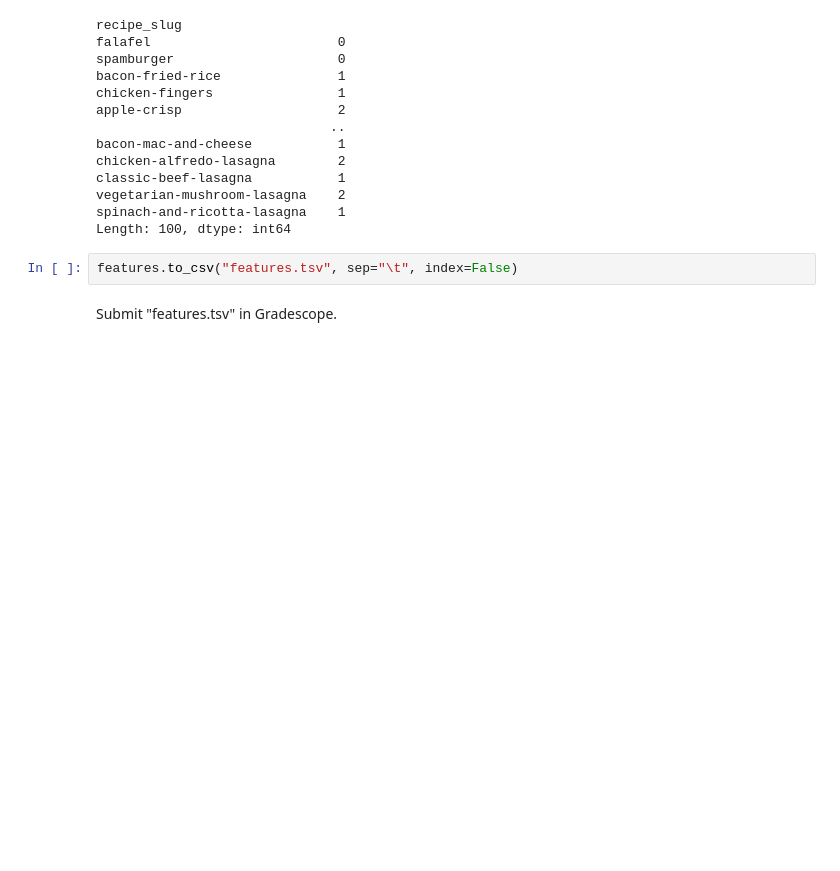
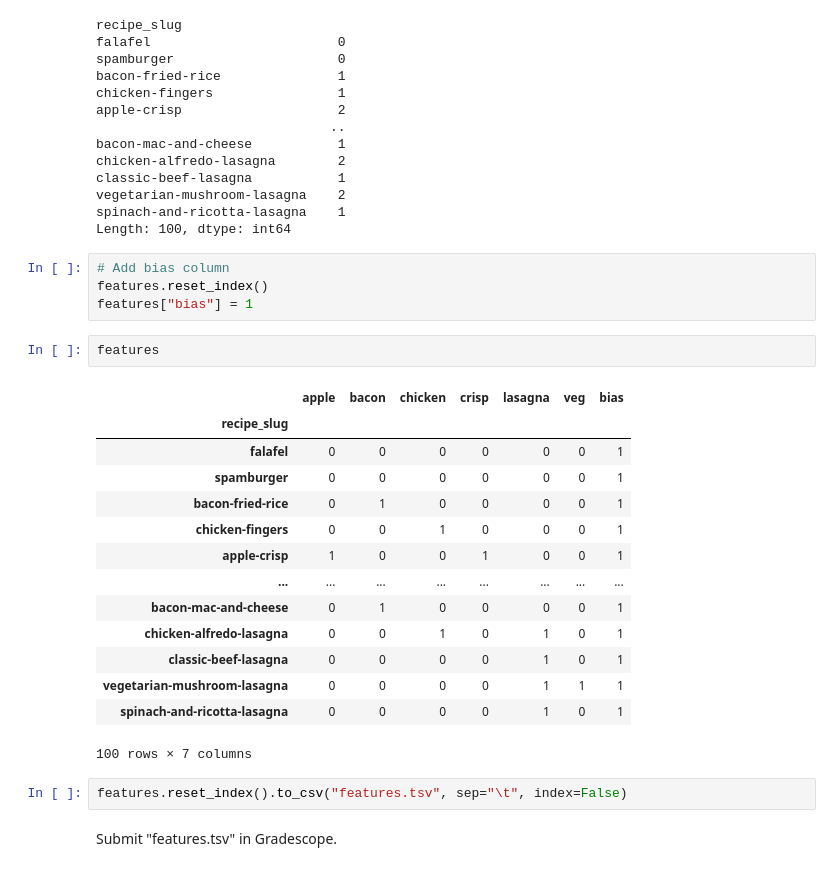
Before and after one commit to ethibaul/dx704-project-04, a Jupyter notebook: project.ipynb, the cells around one changed output. Saved outputs shown, nothing was run; the diff lists cells and outputs as text; blank space fills up the shorter version.

Commit message:
Correcting features labels to include recipe_slug correctly

```diff
--- a/project.ipynb
+++ b/project.ipynb
@@ -205,8 +205,29 @@ classic-beef-lasagna           1
 vegetarian-mushroom-lasagna    2
 spinach-and-ricotta-lasagna    1
 Length: 100, dtype: int64
+# %%
+# Add bias column
+features.reset_index()
+features["bias"] = 1
+# %%
+features
+# %% [output]
+|  | apple | bacon | chicken | crisp | lasagna | veg | bias |
+| recipe_slug |  |  |  |  |  |  |  |
+| falafel | 0 | 0 | 0 | 0 | 0 | 0 | 1 |
+| spamburger | 0 | 0 | 0 | 0 | 0 | 0 | 1 |
+| bacon-fried-rice | 0 | 1 | 0 | 0 | 0 | 0 | 1 |
+| chicken-fingers | 0 | 0 | 1 | 0 | 0 | 0 | 1 |
+| apple-crisp | 1 | 0 | 0 | 1 | 0 | 0 | 1 |
+| ... | ... | ... | ... | ... | ... | ... | ... |
+| bacon-mac-and-cheese | 0 | 1 | 0 | 0 | 0 | 0 | 1 |
+| chicken-alfredo-lasagna | 0 | 0 | 1 | 0 | 1 | 0 | 1 |
+| classic-beef-lasagna | 0 | 0 | 0 | 0 | 1 | 0 | 1 |
+| vegetarian-mushroom-lasagna | 0 | 0 | 0 | 0 | 1 | 1 | 1 |
+| spinach-and-ricotta-lasagna | 0 | 0 | 0 | 0 | 1 | 0 | 1 |
+100 rows × 7 columns
 # %%
-features.to_csv("features.tsv", sep="\t", index=False)
+features.reset_index().to_csv("features.tsv", sep="\t", index=False)
 # %% [markdown]
 Submit "features.tsv" in Gradescope.
 # %% [markdown]
```
Also changed, not shown: 1 other file.
